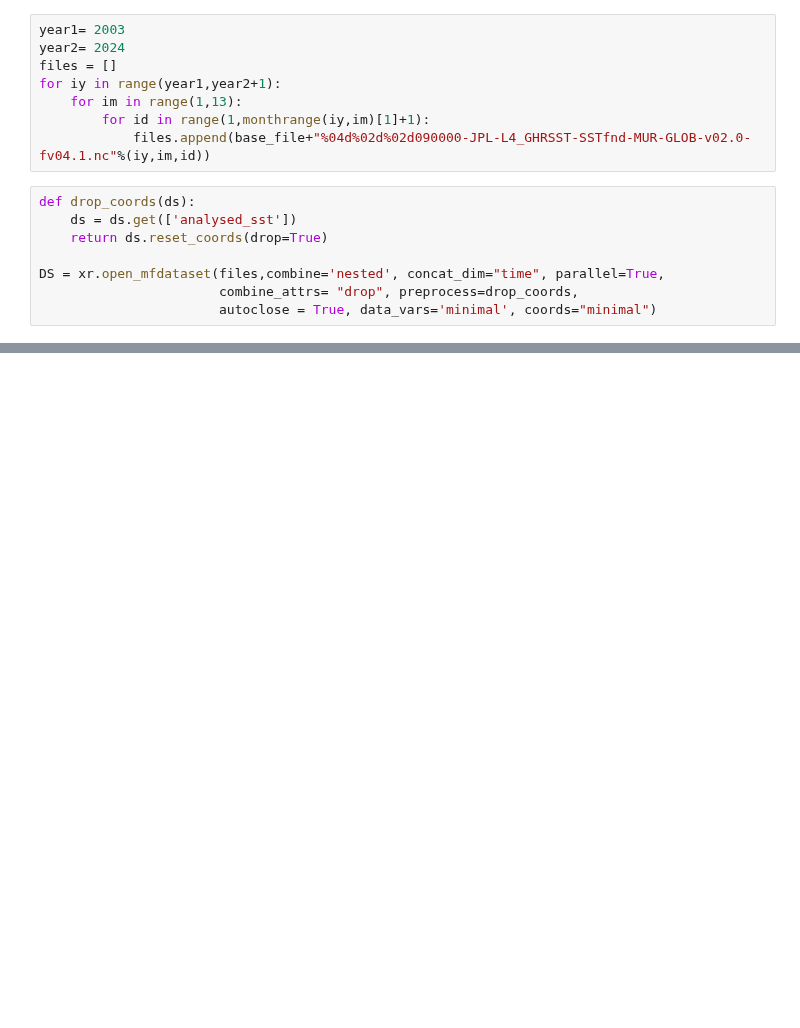
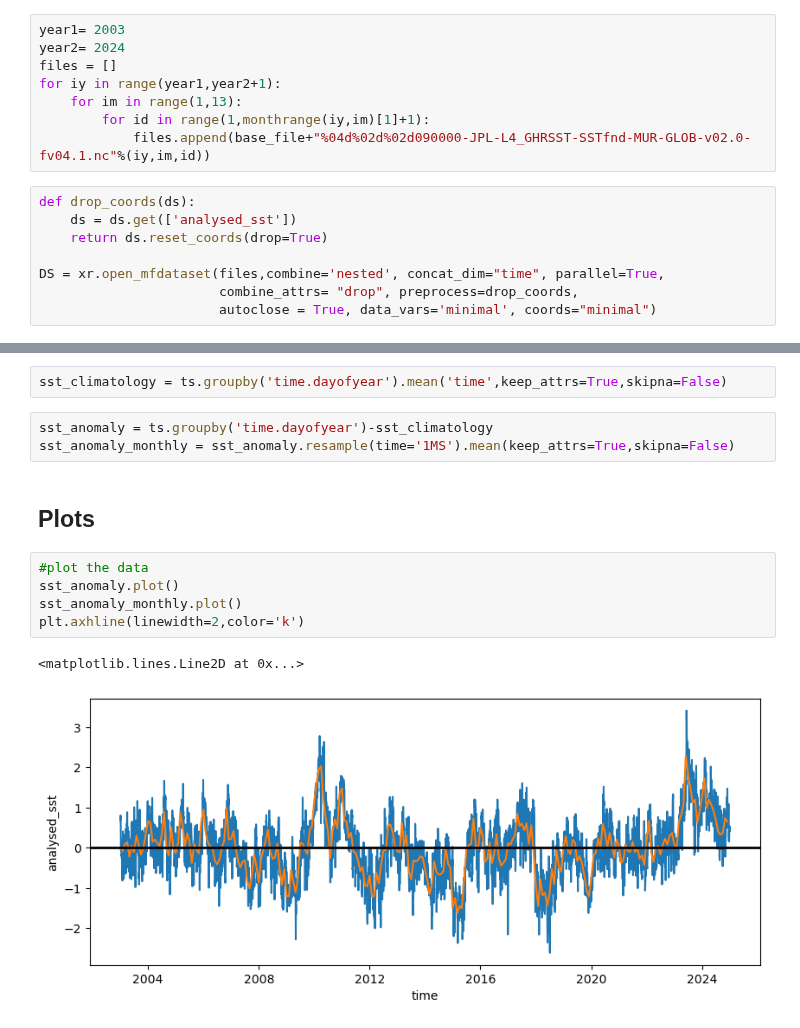
Before and after one commit to PedroVelez/SSTGlobalAnalysis, a Jupyter notebook: analysisDataMUR.ipynb, the cells around one changed output, grey strips where cells are left out. Saved outputs shown, nothing was run; the diff lists cells and outputs as text; blank space fills up the shorter version.

```diff
--- a/analysisDataMUR.ipynb
+++ b/analysisDataMUR.ipynb
@@ -48,0 +56,15 @@ ts=DS.analysed_sst.sel(lat=20,lon=-25)
+# %%
+sst_climatology = ts.groupby('time.dayofyear').mean('time',keep_attrs=True,skipna=False)
+# %%
+sst_anomaly = ts.groupby('time.dayofyear')-sst_climatology
+sst_anomaly_monthly = sst_anomaly.resample(time='1MS').mean(keep_attrs=True,skipna=False)
+# %% [markdown]
+## Plots
+# %%
+#plot the data
+sst_anomaly.plot()
+sst_anomaly_monthly.plot()
+plt.axhline(linewidth=2,color='k')
+# %% [output]
+<matplotlib.lines.Line2D at 0x...>
+[figure, added]
```
Also changed, not shown: parts of 3 cells of this notebook.
